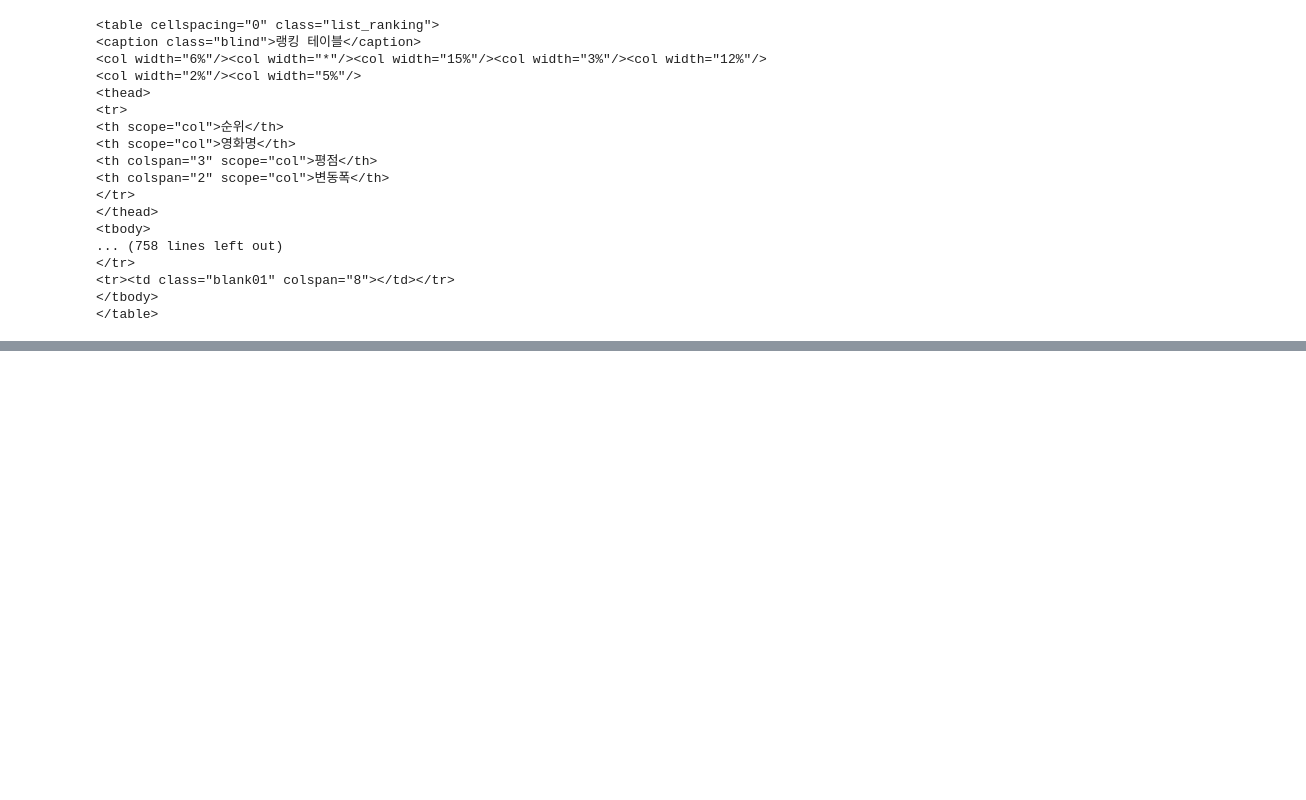
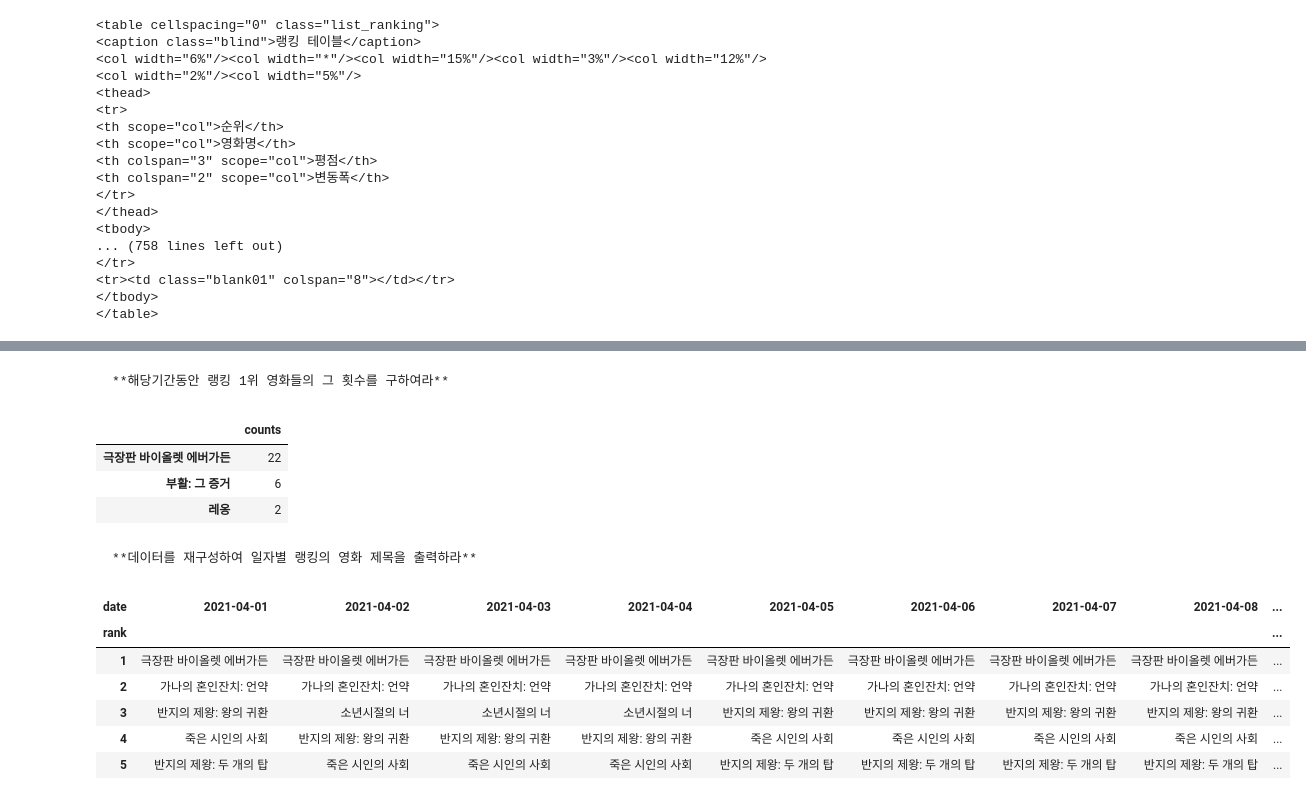
Before and after one commit to hyunnybbb/book, a Jupyter notebook: _sources/dataset/03_dataq/crawlingMain.ipynb, the cells around one changed output, grey strips where cells are left out. Cells and saved outputs as stored; diff of their text form; code cells hidden in the pictures; blank space fills up the shorter version.

````diff
--- a/_sources/dataset/03_dataq/crawlingMain.ipynb
+++ b/_sources/dataset/03_dataq/crawlingMain.ipynb
@@ -139,0 +184,10 @@ movieTable.head(5)
+# %%
+#날짜별 데이터프레임을 생성하고 최종적으로 하나의 데이터 프레임을 생성
+dfLst=[]
+
+
+for day in range(1,31):
+    df = get_movieDataEachDays(day)
+    dfLst.append(df)
+# %%
+total = pd.concat(dfLst).reset_index(drop=True)
@@ -139,0 +227,4 @@ movieTable.head(5)
+# %% [markdown]
+```{admonition} Question 7
+**해당기간동안 랭킹 1위 영화들의 그 횟수를 구하여라**
+```
@@ -139,0 +233,25 @@ movieTable.head(5)
+# %%
+count
+# %% [output]
+|  | counts |
+| 극장판 바이올렛 에버가든 | 22 |
+| 부활: 그 증거 | 6 |
+| 레옹 | 2 |
+# %% [markdown]
+```{admonition} Question 8
+**데이터를 재구성하여 일자별 랭킹의 영화 제목을 출력하라**
+```
+# %%
+rebuild = total.pivot(columns='date',index='rank',values='title')
+# %%
+pd.set_option('display.max_columns',40)
+# %%
+rebuild.head(5)
+# %% [output]
+| date | 2021-04-01 | 2021-04-02 | 2021-04-03 | 2021-04-04 | 2021-04-05 | 2021-04-06 | 2021-04-07 | 2021-04-08 | ... |
+| rank |  |  |  |  |  |  |  |  | ... |
+| 1 | 극장판 바이올렛 에버가든 | 극장판 바이올렛 에버가든 | 극장판 바이올렛 에버가든 | 극장판 바이올렛 에버가든 | 극장판 바이올렛 에버가든 | 극장판 바이올렛 에버가든 | 극장판 바이올렛 에버가든 | 극장판 바이올렛 에버가든 | ... |
+| 2 | 가나의 혼인잔치: 언약 | 가나의 혼인잔치: 언약 | 가나의 혼인잔치: 언약 | 가나의 혼인잔치: 언약 | 가나의 혼인잔치: 언약 | 가나의 혼인잔치: 언약 | 가나의 혼인잔치: 언약 | 가나의 혼인잔치: 언약 | ... |
+| 3 | 반지의 제왕: 왕의 귀환 | 소년시절의 너 | 소년시절의 너 | 소년시절의 너 | 반지의 제왕: 왕의 귀환 | 반지의 제왕: 왕의 귀환 | 반지의 제왕: 왕의 귀환 | 반지의 제왕: 왕의 귀환 | ... |
+| 4 | 죽은 시인의 사회 | 반지의 제왕: 왕의 귀환 | 반지의 제왕: 왕의 귀환 | 반지의 제왕: 왕의 귀환 | 죽은 시인의 사회 | 죽은 시인의 사회 | 죽은 시인의 사회 | 죽은 시인의 사회 | ... |
+| 5 | 반지의 제왕: 두 개의 탑 | 죽은 시인의 사회 | 죽은 시인의 사회 | 죽은 시인의 사회 | 반지의 제왕: 두 개의 탑 | 반지의 제왕: 두 개의 탑 | 반지의 제왕: 두 개의 탑 | 반지의 제왕: 두 개의 탑 | ... |
````
Also changed, not shown: parts of 15 cells of this notebook, 5 other files.
